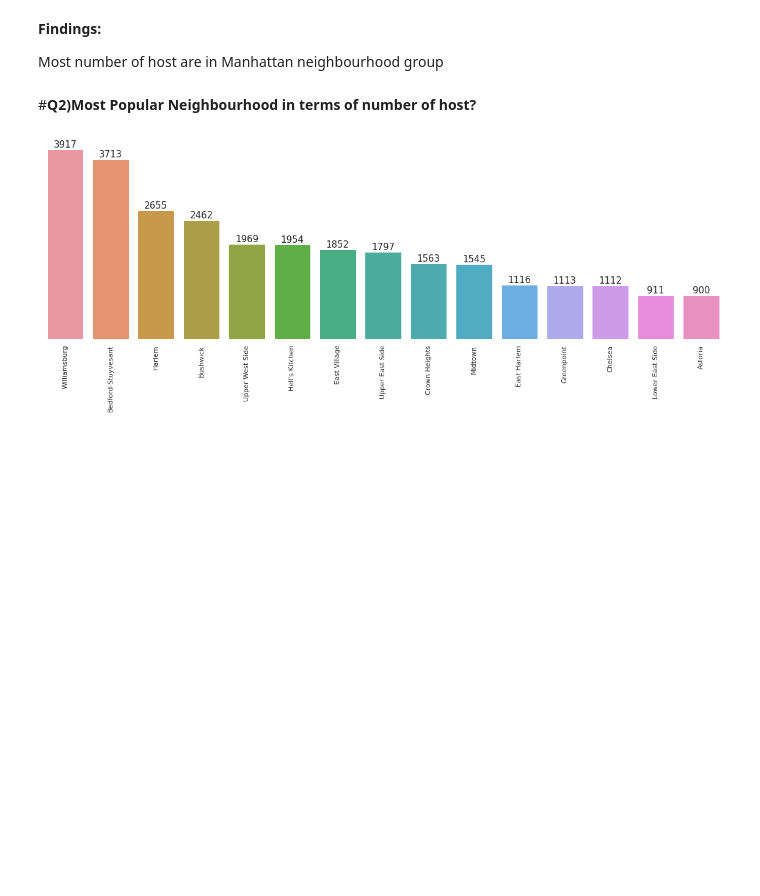
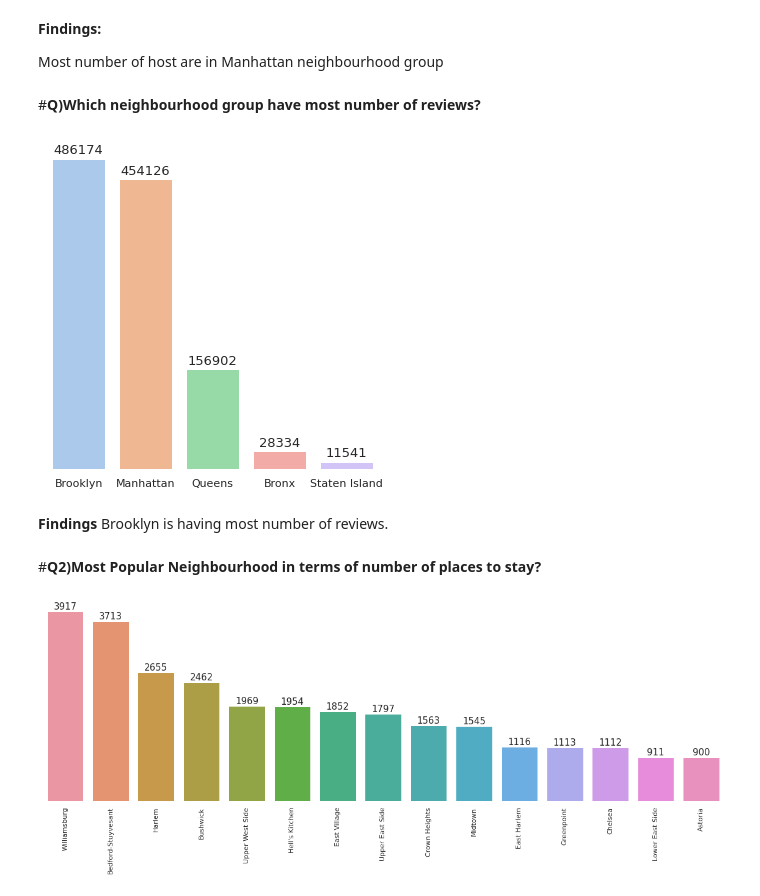
Before and after one commit to sudeep-009/Airbnb-Analysis, a Jupyter notebook: Copy_of_Airbnb_Bookings_Analysis_Capstone_Project.ipynb, the cells around one changed output. Saved outputs shown, nothing was run; the diff lists cells and outputs as text; code cells hidden in the pictures; blank space fills up the shorter version.

```diff
--- a/Copy_of_Airbnb_Bookings_Analysis_Capstone_Project.ipynb
+++ b/Copy_of_Airbnb_Bookings_Analysis_Capstone_Project.ipynb
@@ -180,6 +181,25 @@ for bar in bars.patches:
 **Findings:**
 
 Most number of host are in Manhattan neighbourhood group
+# %% [markdown]
+#**Q)Which neighbourhood group have most number of reviews?**
+# %%
+neighbourhood_reviews = neighbourhood_df.sort_values('number_of_reviews',ascending=False)
+# %%
+sns.set_theme(rc={'figure.figsize': (6,6)},palette='pastel')
+sns.set_style("whitegrid", {'axes.grid' : False})
+bars = sns.barplot(data=neighbourhood_reviews,x='neighbourhood_group',y='number_of_reviews')
+for spine in bars.spines.values():
+  spine.set_visible(False)
+bars.set_xlabel('')
+bars.set_ylabel('')
+bars.set_yticklabels([])
+for bar in bars.patches:
+  bars.annotate(format(bar.get_height(),'.0f'),(bar.get_x()+bar.get_width()/2,bar.get_height()),ha='center',va='center',size=13,xytext=(0,8),textcoords='offset points')
+# %% [output]
+[figure, added]
+# %% [markdown]
+**Findings** Brooklyn is having most number of reviews.
 # %% [markdown]
-#**Q2)Most Popular Neighbourhood in terms of number of host?**
+#**Q2)Most Popular Neighbourhood in terms of number of places to stay?**
 # %%
```
Also changed, not shown: parts of 11 cells of this notebook.
